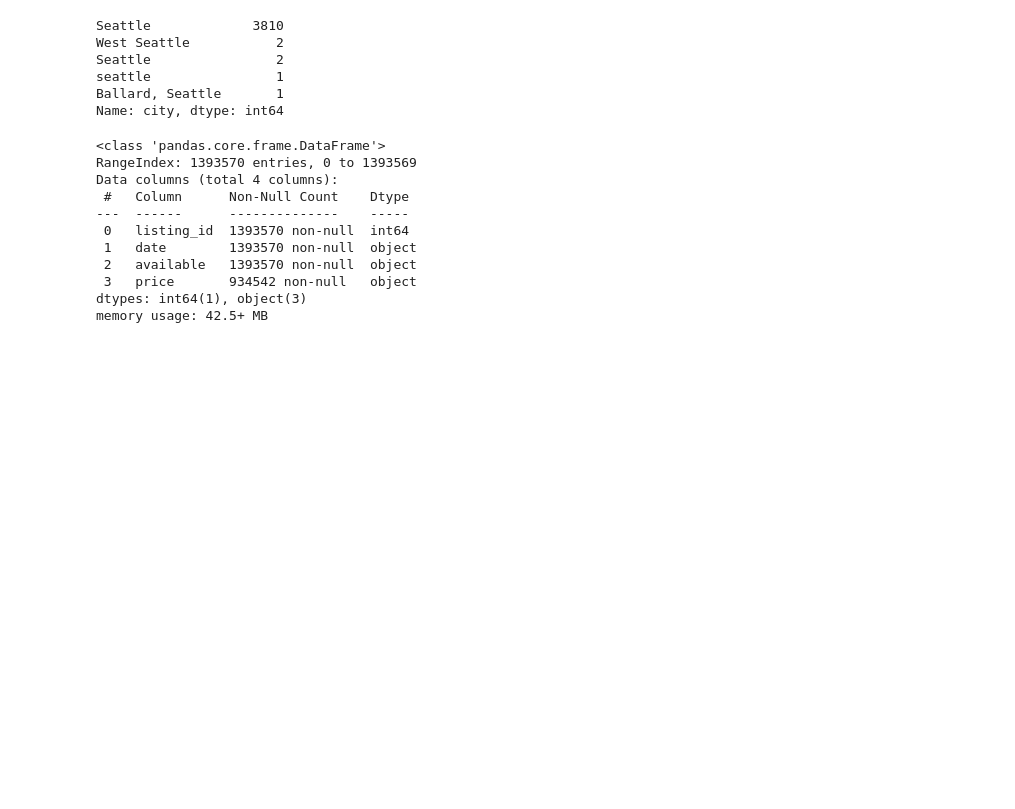
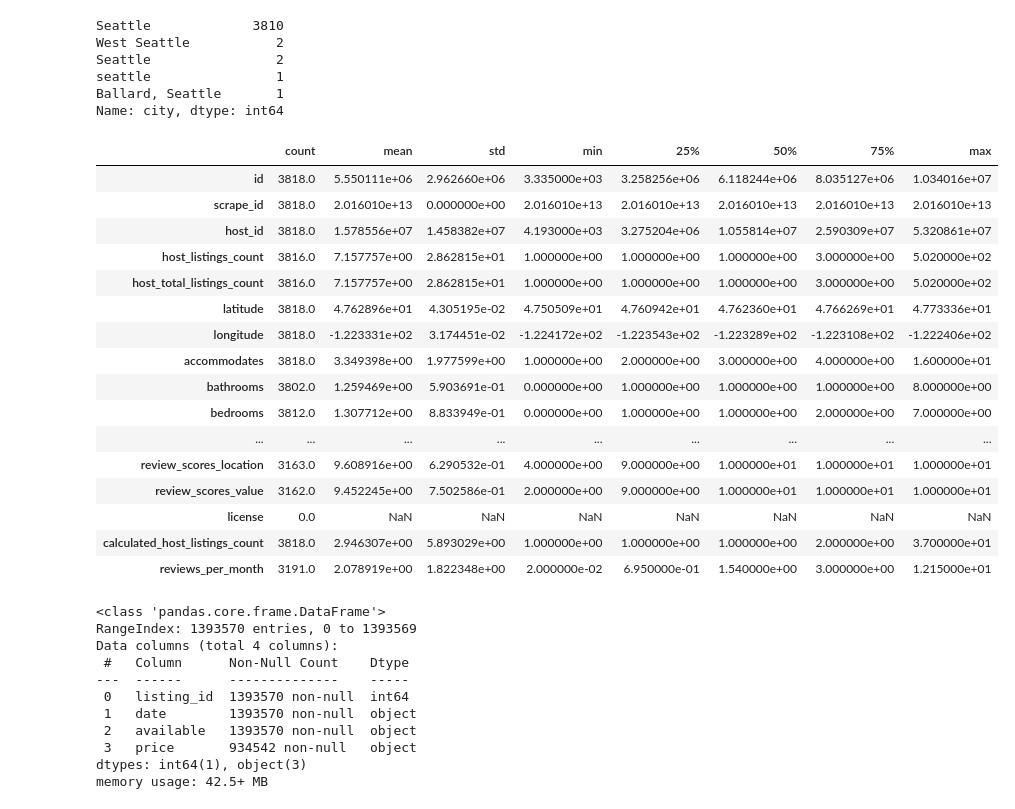
Before and after one commit to SachinSShinde/Airbnb-Seattle, a Jupyter notebook: Seattle_Data_Exploration.ipynb, the cells around one changed output. Saved outputs shown, nothing was run; the diff lists cells and outputs as text; code cells hidden in the pictures; blank space fills up the shorter version.

```diff
--- a/Seattle_Data_Exploration.ipynb
+++ b/Seattle_Data_Exploration.ipynb
@@ -188,6 +188,26 @@ Seattle                2
 seattle                1
 Ballard, Seattle       1
 Name: city, dtype: int64
+# %%
+df_listings.describe().transpose()
+# %% [output]
+|  | count | mean | std | min | 25% | 50% | 75% | max |
+| id | 3818.0 | 5.550111e+06 | 2.962660e+06 | 3.335000e+03 | 3.258256e+06 | 6.118244e+06 | 8.035127e+06 | 1.034016e+07 |
+| scrape_id | 3818.0 | 2.016010e+13 | 0.000000e+00 | 2.016010e+13 | 2.016010e+13 | 2.016010e+13 | 2.016010e+13 | 2.016010e+13 |
+| host_id | 3818.0 | 1.578556e+07 | 1.458382e+07 | 4.193000e+03 | 3.275204e+06 | 1.055814e+07 | 2.590309e+07 | 5.320861e+07 |
+| host_listings_count | 3816.0 | 7.157757e+00 | 2.862815e+01 | 1.000000e+00 | 1.000000e+00 | 1.000000e+00 | 3.000000e+00 | 5.020000e+02 |
+| host_total_listings_count | 3816.0 | 7.157757e+00 | 2.862815e+01 | 1.000000e+00 | 1.000000e+00 | 1.000000e+00 | 3.000000e+00 | 5.020000e+02 |
+| latitude | 3818.0 | 4.762896e+01 | 4.305195e-02 | 4.750509e+01 | 4.760942e+01 | 4.762360e+01 | 4.766269e+01 | 4.773336e+01 |
+| longitude | 3818.0 | -1.223331e+02 | 3.174451e-02 | -1.224172e+02 | -1.223543e+02 | -1.223289e+02 | -1.223108e+02 | -1.222406e+02 |
+| accommodates | 3818.0 | 3.349398e+00 | 1.977599e+00 | 1.000000e+00 | 2.000000e+00 | 3.000000e+00 | 4.000000e+00 | 1.600000e+01 |
+| bathrooms | 3802.0 | 1.259469e+00 | 5.903691e-01 | 0.000000e+00 | 1.000000e+00 | 1.000000e+00 | 1.000000e+00 | 8.000000e+00 |
+| bedrooms | 3812.0 | 1.307712e+00 | 8.833949e-01 | 0.000000e+00 | 1.000000e+00 | 1.000000e+00 | 2.000000e+00 | 7.000000e+00 |
+| ... | ... | ... | ... | ... | ... | ... | ... | ... |
+| review_scores_location | 3163.0 | 9.608916e+00 | 6.290532e-01 | 4.000000e+00 | 9.000000e+00 | 1.000000e+01 | 1.000000e+01 | 1.000000e+01 |
+| review_scores_value | 3162.0 | 9.452245e+00 | 7.502586e-01 | 2.000000e+00 | 9.000000e+00 | 1.000000e+01 | 1.000000e+01 | 1.000000e+01 |
+| license | 0.0 | NaN | NaN | NaN | NaN | NaN | NaN | NaN |
+| calculated_host_listings_count | 3818.0 | 2.946307e+00 | 5.893029e+00 | 1.000000e+00 | 1.000000e+00 | 1.000000e+00 | 2.000000e+00 | 3.700000e+01 |
+| reviews_per_month | 3191.0 | 2.078919e+00 | 1.822348e+00 | 2.000000e-02 | 6.950000e-01 | 1.540000e+00 | 3.000000e+00 | 1.215000e+01 |
 # %%
 df_calendar.info()
 # %% [output]
```
